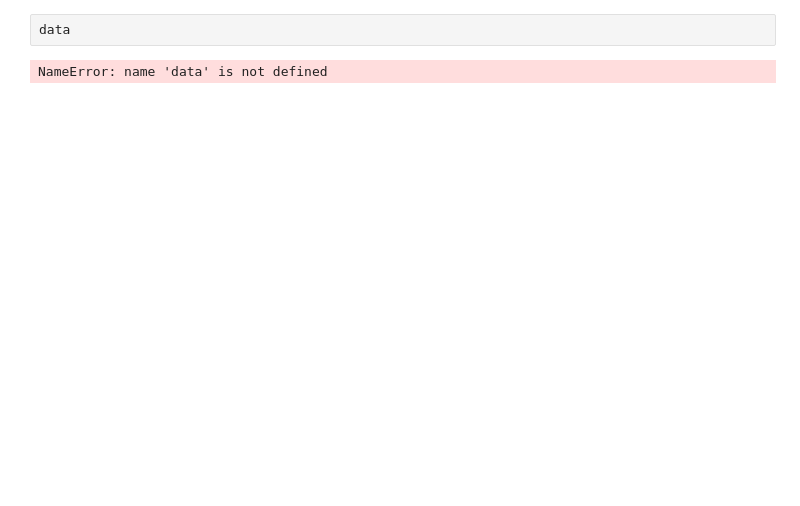
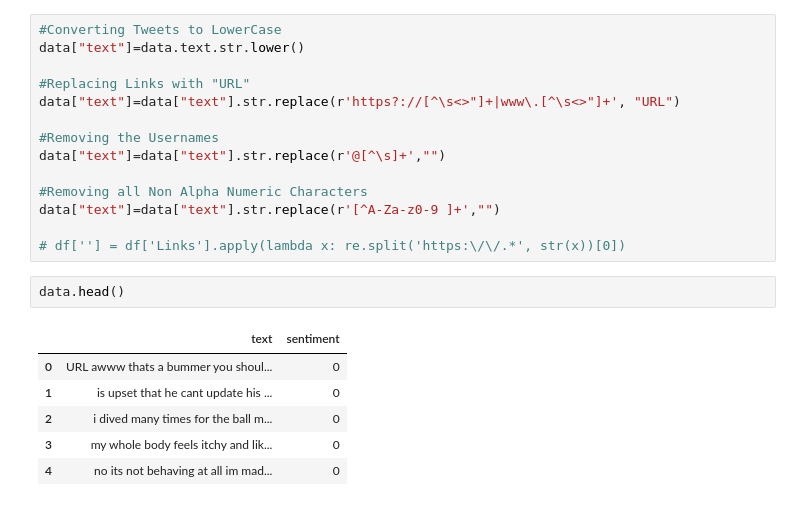
Before and after one commit to AsadAliDD/TwitterSentiment, a Jupyter notebook: Notebooks/EDA.ipynb, the cells around one changed output. Cells and saved outputs as stored; diff of their text form; blank space fills up the shorter version.

```diff
--- a/Notebooks/EDA.ipynb
+++ b/Notebooks/EDA.ipynb
@@ -9,4 +36,23 @@ FileNotFoundError: [Errno 2] No such file or directory: './Workspace/TwitterSent
+# %%
+#Converting Tweets to LowerCase
+data["text"]=data.text.str.lower()
+
+#Replacing Links with "URL"
+data["text"]=data["text"].str.replace(r'https?://[^\s<>"]+|www\.[^\s<>"]+', "URL")
+
+#Removing the Usernames
+data["text"]=data["text"].str.replace(r'@[^\s]+',"")
+
+#Removing all Non Alpha Numeric Characters
+data["text"]=data["text"].str.replace(r'[^A-Za-z0-9 ]+',"")
+
+# df[''] = df['Links'].apply(lambda x: re.split('https:\/\/.*', str(x))[0])
 # %%
-data
+data.head()
 # %% [output]
-NameError: name 'data' is not defined
+|  | text | sentiment |
+| 0 | URL awww thats a bummer you shoul... | 0 |
+| 1 | is upset that he cant update his ... | 0 |
+| 2 | i dived many times for the ball m... | 0 |
+| 3 | my whole body feels itchy and lik... | 0 |
+| 4 | no its not behaving at all im mad... | 0 |
```
Also changed, not shown: parts of 6 cells of this notebook.
